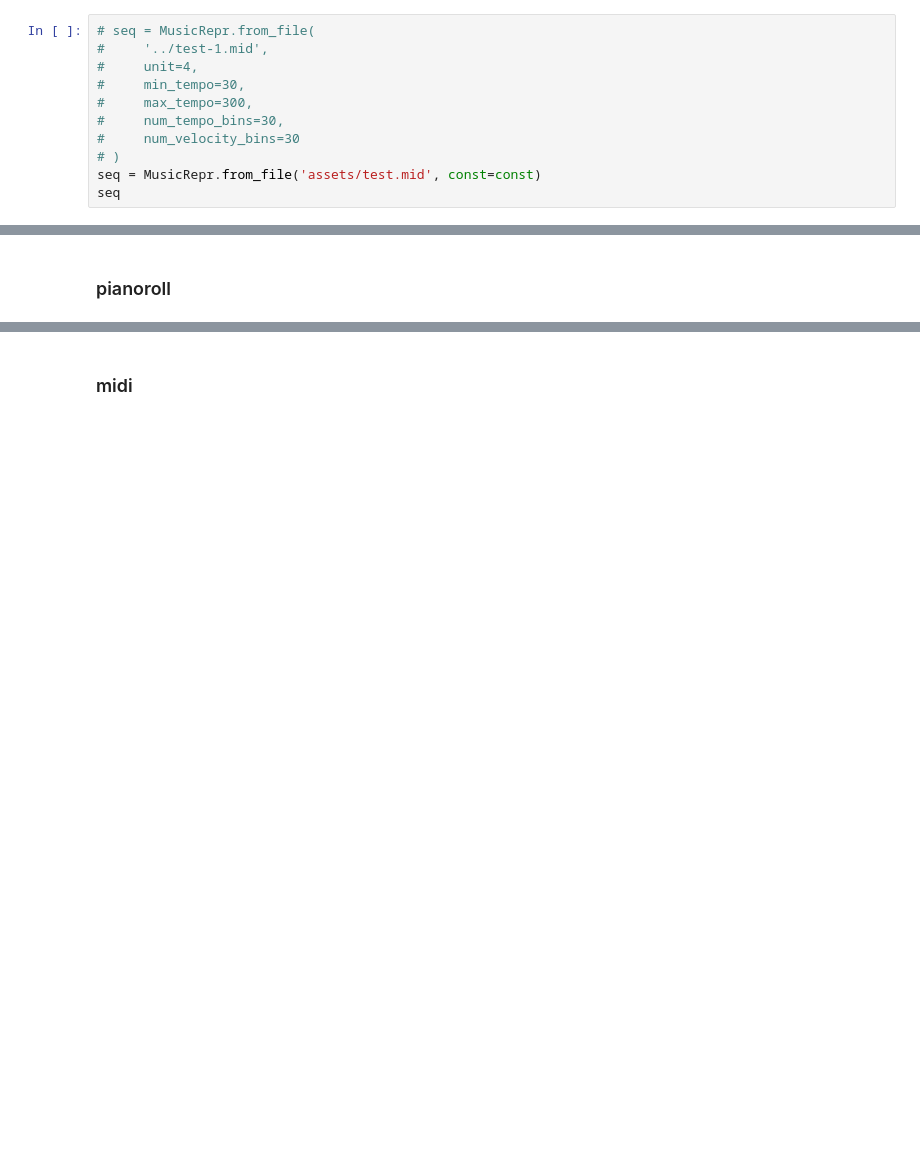
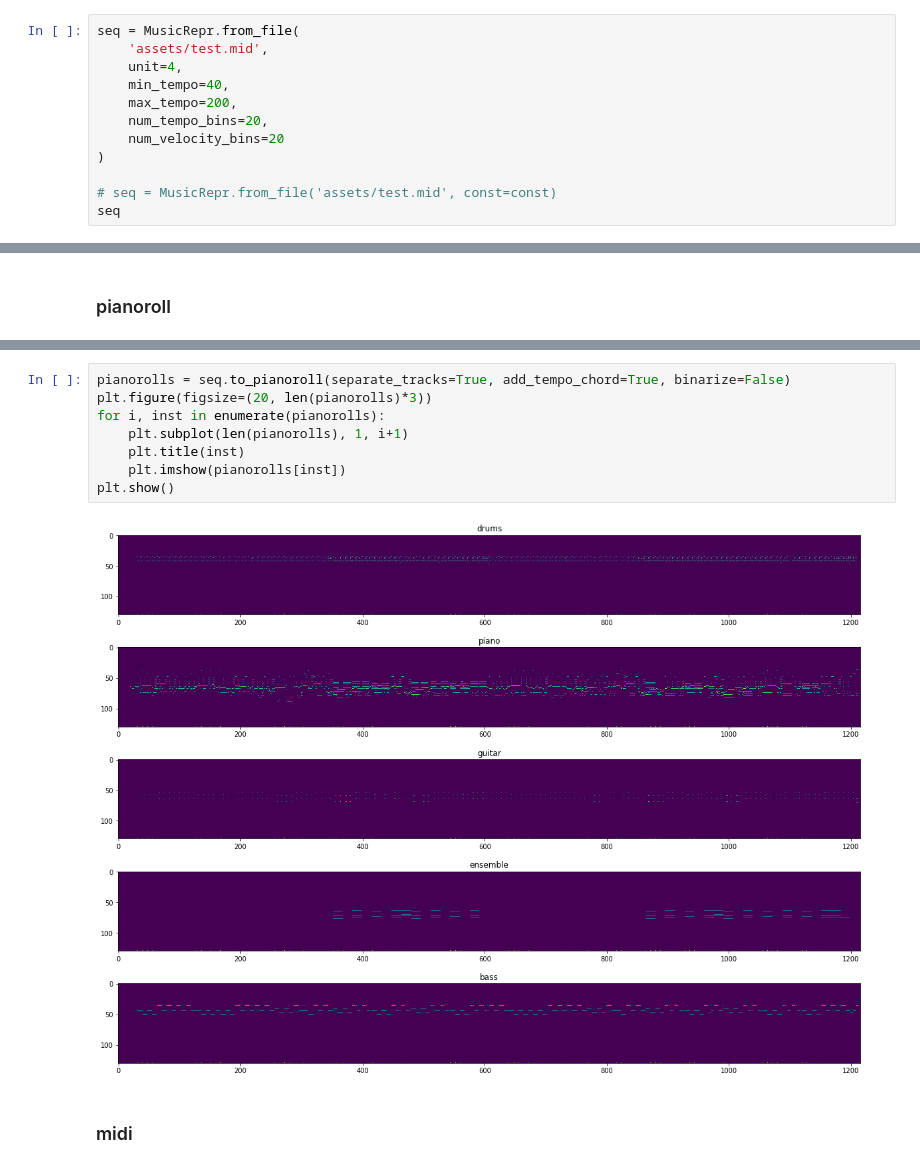
Before and after one commit to s-omranpour/DeepMusic, a Jupyter notebook: examples/basics.ipynb, the cells around one changed output, grey strips where cells are left out. Saved outputs shown, nothing was run; the diff lists cells and outputs as text; blank space fills up the shorter version.

Commit message:
refactor + pianoroll bug fix

```diff
--- a/examples/basics.ipynb
+++ b/examples/basics.ipynb
@@ -21,15 +21,16 @@ Constants(unit=4, tick_resol=120, min_tempo=40, max_tempo=200, num_tempo_bins=20
 # %% [markdown]
 ## midi representation
 # %%
-# seq = MusicRepr.from_file(
-#     '../test-1.mid',
-#     unit=4,
-#     min_tempo=30,
-#     max_tempo=300,
-#     num_tempo_bins=30,
-#     num_velocity_bins=30
-# )
-seq = MusicRepr.from_file('assets/test.mid', const=const)
+seq = MusicRepr.from_file(
+    'assets/test.mid',
+    unit=4,
+    min_tempo=40,
+    max_tempo=200,
+    num_tempo_bins=20,
+    num_velocity_bins=20
+)
+
+# seq = MusicRepr.from_file('assets/test.mid', const=const)
 seq
 # %% [output]
 MusicRepr(
@@ -160,6 +148,16 @@ plt.show()
 # %% [output]
 (128, 1216)
 [figure]
+# %%
+pianorolls = seq.to_pianoroll(separate_tracks=True, add_tempo_chord=True, binarize=False)
+plt.figure(figsize=(20, len(pianorolls)*3))
+for i, inst in enumerate(pianorolls):
+    plt.subplot(len(pianorolls), 1, i+1)
+    plt.title(inst)
+    plt.imshow(pianorolls[inst])
+plt.show()
+# %% [output]
+[figure, added]
 # %% [markdown]
 ### midi
 # %%
```
Also changed, not shown: parts of 16 cells of this notebook, 8 other files.
